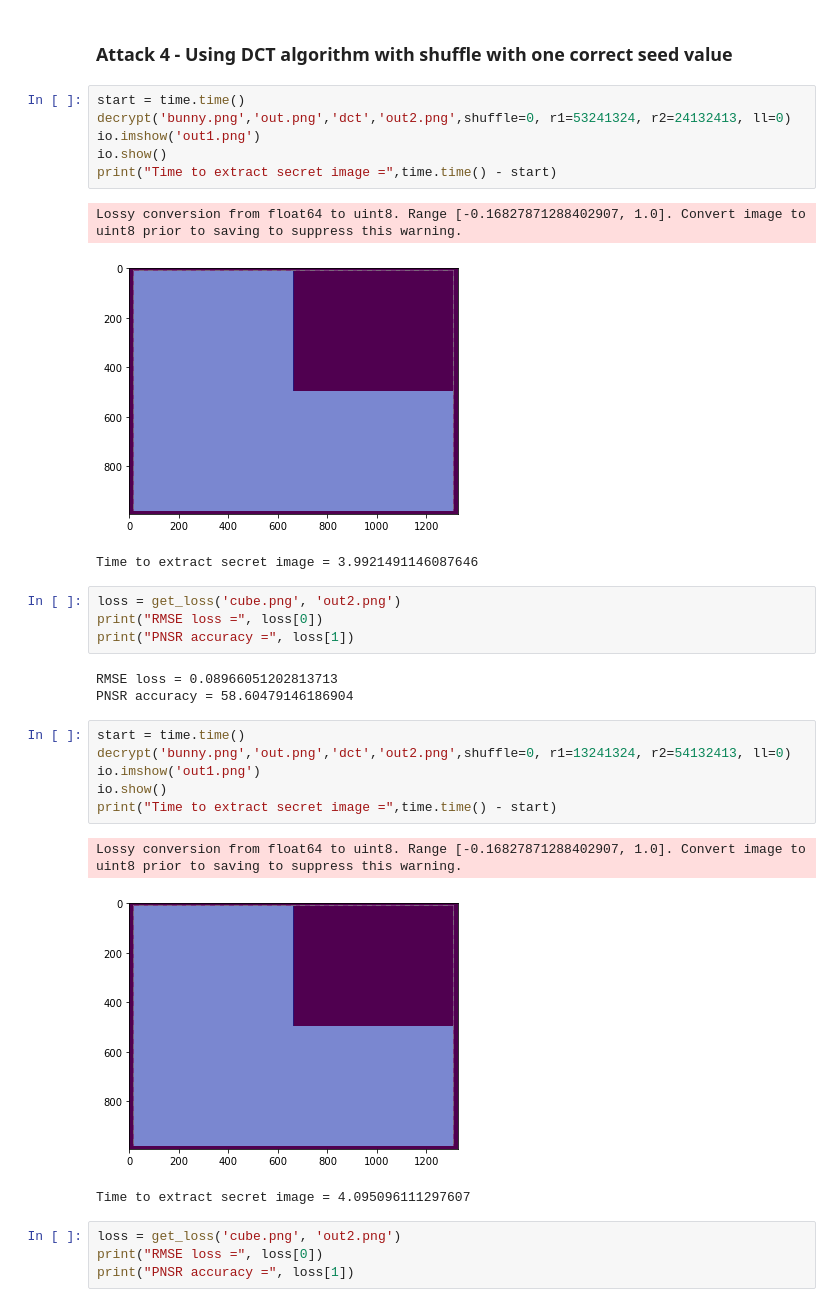
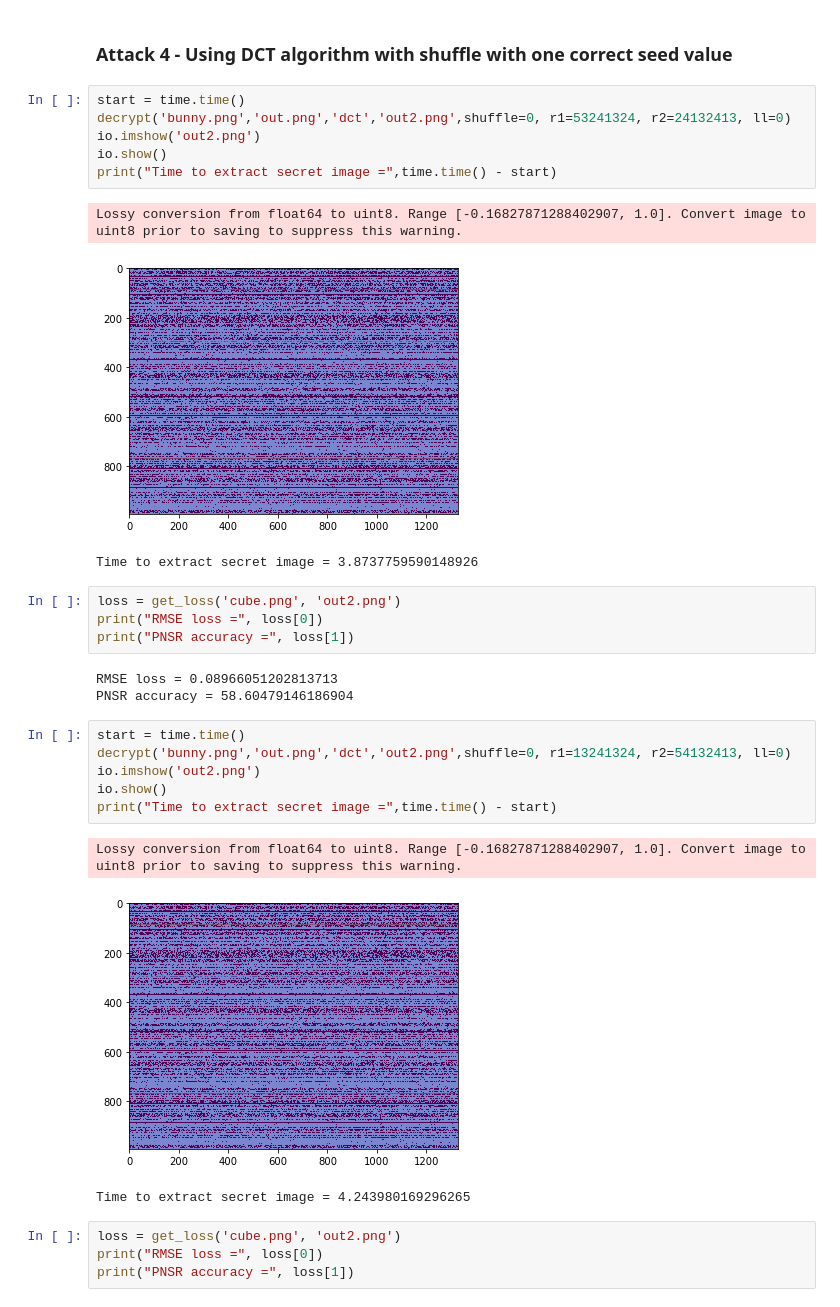
Before and after one commit to parijatparimal29/imageEncryption, a Jupyter notebook: final_demo.ipynb, the cells around one changed output. Drawn from its saved outputs; the diff is of its cells as text.

```diff
--- a/final_demo.ipynb
+++ b/final_demo.ipynb
@@ -308,13 +308,13 @@ PNSR accuracy = 58.58177956434261
 # %%
 start = time.time()
 decrypt('bunny.png','out.png','dct','out2.png',shuffle=0, r1=53241324, r2=24132413, ll=0)
-io.imshow('out1.png')
+io.imshow('out2.png')
 io.show()
 print("Time to extract secret image =",time.time() - start)
 # %% [output]
 Lossy conversion from float64 to uint8. Range [-0.16827871288402907, 1.0]. Convert image to uint8 prior to saving to suppress this warning.
-[figure, old version]
+[figure, new version]
-Time to extract secret image = 3.9921491146087646
+Time to extract secret image = 3.8737759590148926
 # %%
 loss = get_loss('cube.png', 'out2.png')
 print("RMSE loss =", loss[0])
@@ -325,13 +325,13 @@ PNSR accuracy = 58.60479146186904
 # %%
 start = time.time()
 decrypt('bunny.png','out.png','dct','out2.png',shuffle=0, r1=13241324, r2=54132413, ll=0)
-io.imshow('out1.png')
+io.imshow('out2.png')
 io.show()
 print("Time to extract secret image =",time.time() - start)
 # %% [output]
 Lossy conversion from float64 to uint8. Range [-0.16827871288402907, 1.0]. Convert image to uint8 prior to saving to suppress this warning.
-[figure, old version]
+[figure, new version]
-Time to extract secret image = 4.095096111297607
+Time to extract secret image = 4.243980169296265
 # %%
 loss = get_loss('cube.png', 'out2.png')
 print("RMSE loss =", loss[0])
```
Also changed, not shown: parts of 26 cells of this notebook, 1 other file.
